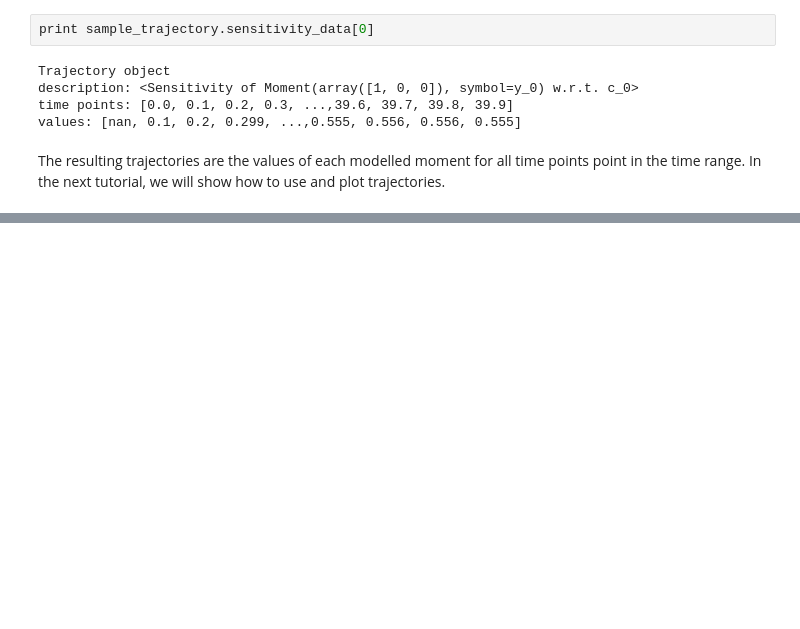
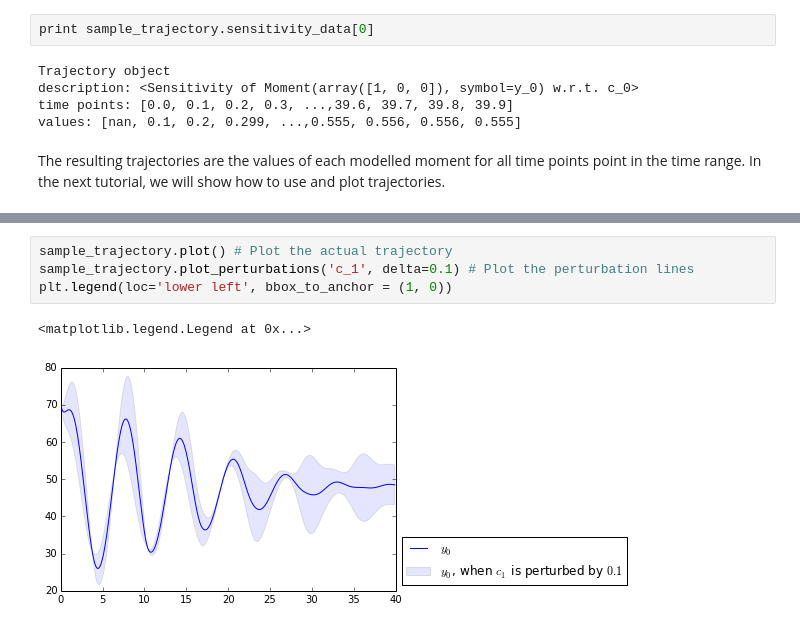
Before and after one commit to theosysbio/means, a Jupyter notebook: prototypes/examples/Tutorial/4. Simulation.ipynb, the cells around one changed output, grey strips where cells are left out. Saved outputs shown, nothing was run; the diff lists cells and outputs as text; blank space fills up the shorter version.

```diff
--- a/prototypes/examples/Tutorial/4. Simulation.ipynb
+++ b/prototypes/examples/Tutorial/4. Simulation.ipynb
@@ -172,0 +260,7 @@ In the next tutorial, we will show how to use and plot trajectories.
+# %%
+sample_trajectory.plot() # Plot the actual trajectory
+sample_trajectory.plot_perturbations('c_1', delta=0.1) # Plot the perturbation lines
+plt.legend(loc='lower left', bbox_to_anchor = (1, 0))
+# %% [output]
+<matplotlib.legend.Legend at 0x...>
+[figure, added]
```
Also changed, not shown: parts of 21 cells of this notebook.
